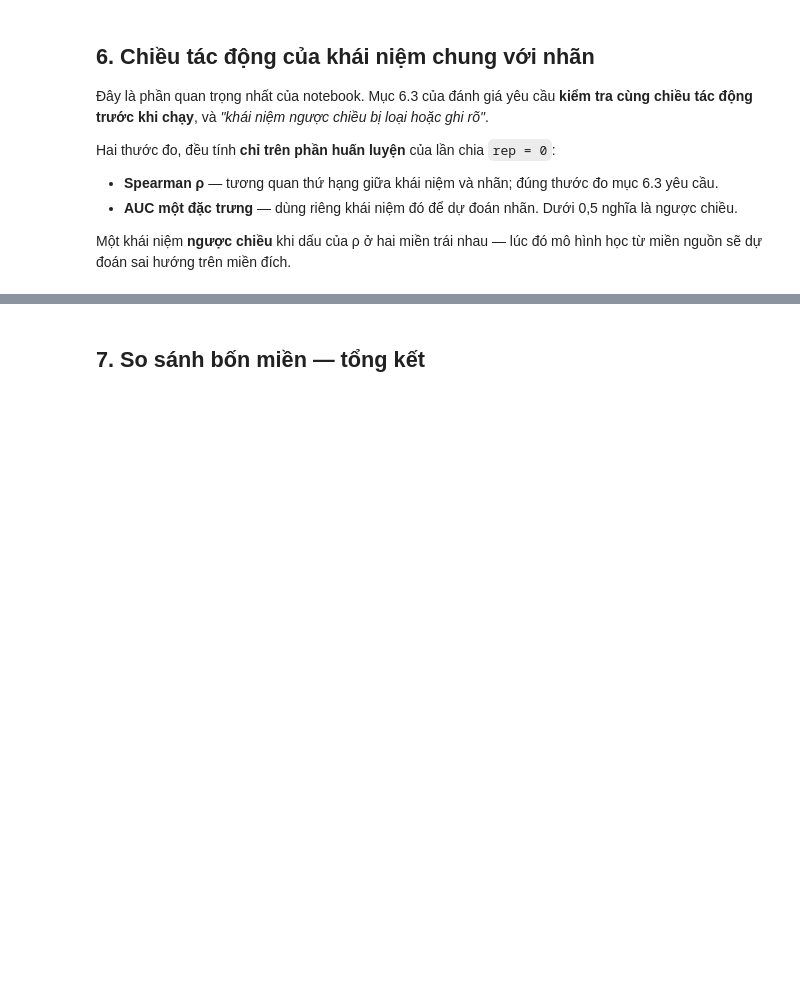
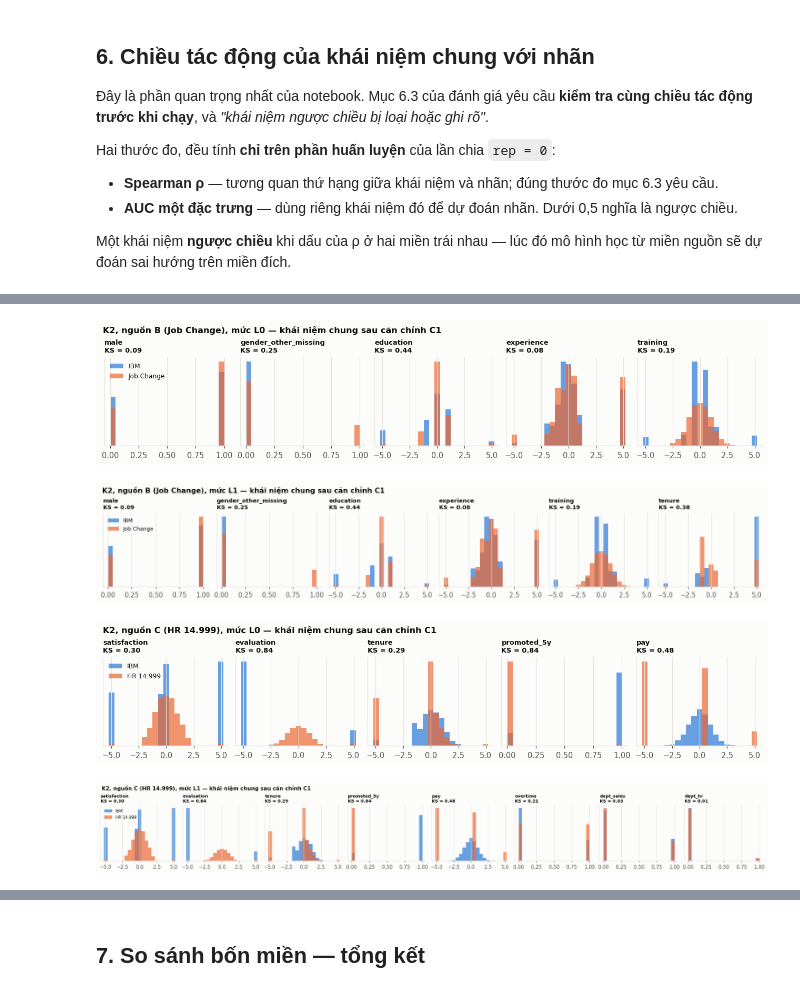
Before and after one commit to datachain-uit/CN-24540017-MinhTN-ThienPX, a Jupyter notebook: eda/eda_bon_mien.ipynb, the cells around one changed output, grey strips where cells are left out. Cells and saved outputs as stored; diff of their text form; code cells hidden in the pictures; blank space fills up the shorter version.

```diff
--- a/eda/eda_bon_mien.ipynb
+++ b/eda/eda_bon_mien.ipynb
@@ -423,0 +514,24 @@ Con số này khớp đúng ghi chú trong `pairs.py` (*"bỏ thâm niên vì ch
+# %%
+for (s, lv), (Za, Zs) in C1_Z.items():
+    cols = list(Za.columns)
+    fig, axes = plt.subplots(1, len(cols), figsize=(2.3 * len(cols), 2.4), constrained_layout=True)
+    axes = np.atleast_1d(axes)
+    for ax, c in zip(axes, cols):
+        a, b = Za[c].astype(float), Zs[c].astype(float)
+        lo, hi = min(a.min(), b.min()), max(a.max(), b.max())
+        bins = np.linspace(lo, hi, 22) if hi > lo else 10
+        ax.hist(a, bins=bins, color=C1, alpha=.70, density=True, label=SHORT["A"])
+        ax.hist(b, bins=bins, color=C2, alpha=.70, density=True, label=SHORT[s])
+        ks = C1T.loc[(s, lv, c), "KS_sau_C1"]
+        ax.set_title(f"{c}\nKS = {ks:.2f}", loc="left", fontsize=8.5, fontweight="bold", color=INK)
+        ax.set_yticks([])
+    axes[0].legend(frameon=False, fontsize=8)
+    fig.suptitle(f"K2, nguồn {s} ({SHORT[s]}), mức {lv} — khái niệm chung sau căn chỉnh C1",
+                 fontsize=10.5, fontweight="bold", color=INK, x=0.005, ha="left")
+    plt.savefig(os.path.join(OUT, f"h5_c1_{s}_{lv}.png"), bbox_inches="tight", facecolor=SURFACE)
+    plt.show()
+# %% [output]
+[figure, added]
+[figure, added]
+[figure, added]
+[figure, added]
```
Also changed, not shown: parts of 22 cells of this notebook, 15 other files.
